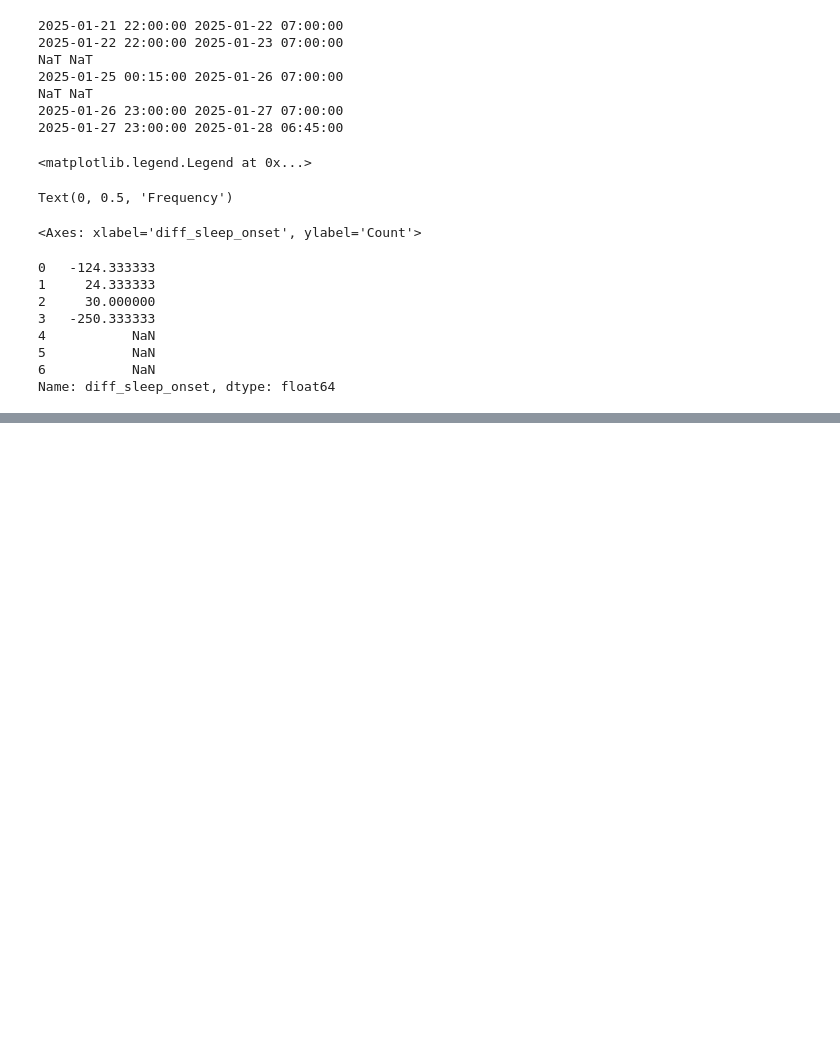
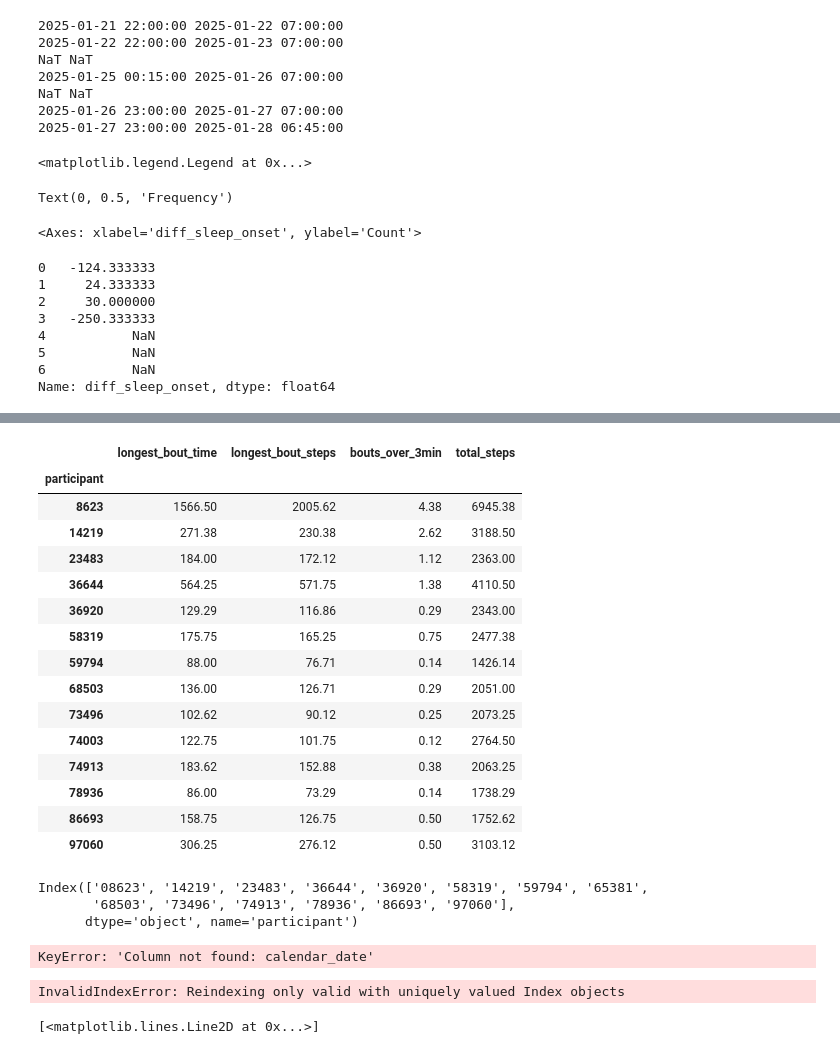
Before and after one commit to marcellosicbaldi/DARE-wearable-pipelines, a Jupyter notebook: notebooks/icare-it_EDA.ipynb, the cells around one changed output, grey strips where cells are left out. Cells and saved outputs as stored; diff of their text form; code cells hidden in the pictures; blank space fills up the shorter version.

```diff
--- a/notebooks/icare-it_EDA.ipynb
+++ b/notebooks/icare-it_EDA.ipynb
@@ -1111,0 +1702,36 @@ missing_nights
+# %%
+cols = steps_daily_df.columns.tolist()
+cols = cols[-1:] + cols[:-1]
+steps_daily_df = steps_daily_df[cols].round(2)
+
+steps_daily_df.rename(columns = {"day_num": "day", "date": "calendar_date"}, inplace = True)
+steps_daily_df.drop(columns=["type"], inplace = True)
+
+steps_daily_df.to_csv(save_path + "/gait_summary_DAILY.csv", index = False)
+# %%
+steps_daily_df.drop(columns=["calendar_date", "day"], inplace = True)
+steps_daily_total = steps_daily_df.groupby("participant").mean().round(2)
+steps_daily_total
+# %% [output]
+|  | longest_bout_time | longest_bout_steps | bouts_over_3min | total_steps |
+| participant |  |  |  |  |
+| 8623 | 1566.50 | 2005.62 | 4.38 | 6945.38 |
+| 14219 | 271.38 | 230.38 | 2.62 | 3188.50 |
+| 23483 | 184.00 | 172.12 | 1.12 | 2363.00 |
+| 36644 | 564.25 | 571.75 | 1.38 | 4110.50 |
+| 36920 | 129.29 | 116.86 | 0.29 | 2343.00 |
+| 58319 | 175.75 | 165.25 | 0.75 | 2477.38 |
+| 59794 | 88.00 | 76.71 | 0.14 | 1426.14 |
+| 68503 | 136.00 | 126.71 | 0.29 | 2051.00 |
+| 73496 | 102.62 | 90.12 | 0.25 | 2073.25 |
+| 74003 | 122.75 | 101.75 | 0.12 | 2764.50 |
+| 74913 | 183.62 | 152.88 | 0.38 | 2063.25 |
+| 78936 | 86.00 | 73.29 | 0.14 | 1738.29 |
+| 86693 | 158.75 | 126.75 | 0.50 | 1752.62 |
+| 97060 | 306.25 | 276.12 | 0.50 | 3103.12 |
+# %%
+sleep_summary_total.index
+# %% [output]
+Index(['08623', '14219', '23483', '36644', '36920', '58319', '59794', '65381',
+       '68503', '73496', '74913', '78936', '86693', '97060'],
+      dtype='object', name='participant')
@@ -1111,0 +1743,25 @@ missing_nights
+# %%
+steps_daily_df["n_days"] = steps_daily_df.groupby("participant")["date"].transform("count").astype(int)
+steps_daily_df_total = steps_daily_df.drop(columns=["calendar_date", "night"]).groupby("participant").mean()
+# Make "n_nights" the first column
+cols = steps_daily_df_total.columns.tolist()
+cols = cols[-1:] + cols[:-1]
+steps_daily_df_total = steps_daily_df_total[cols]
+# %% [output]
+KeyError: 'Column not found: calendar_date'
+# %%
+steps_daily_df.index = steps_daily_df["participant"]
+steps_daily_df.drop(columns = ["participant"], inplace = True)
+
+# Merge with total
+total = pd.concat([total, steps_daily_df], axis = 1)
+# %% [output]
+InvalidIndexError: Reindexing only valid with uniquely valued Index objects
+# %%
+from utils.compute_acc_metrics import compute_acc_SMV
+acc_gen["acc_SMV"] = compute_acc_SMV(acc_gen)
+
+plt.figure(figsize = (19,11))
+plt.plot(acc_gen["acc_SMV"].resample("0.1s").mean())
+# %% [output]
+[<matplotlib.lines.Line2D at 0x...>]
```
Also changed, not shown: parts of 55 cells of this notebook.
